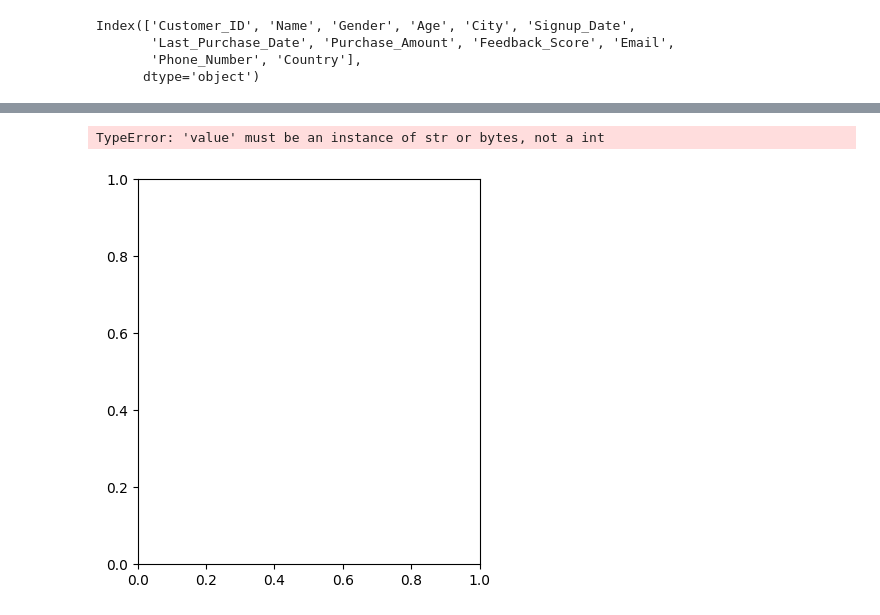
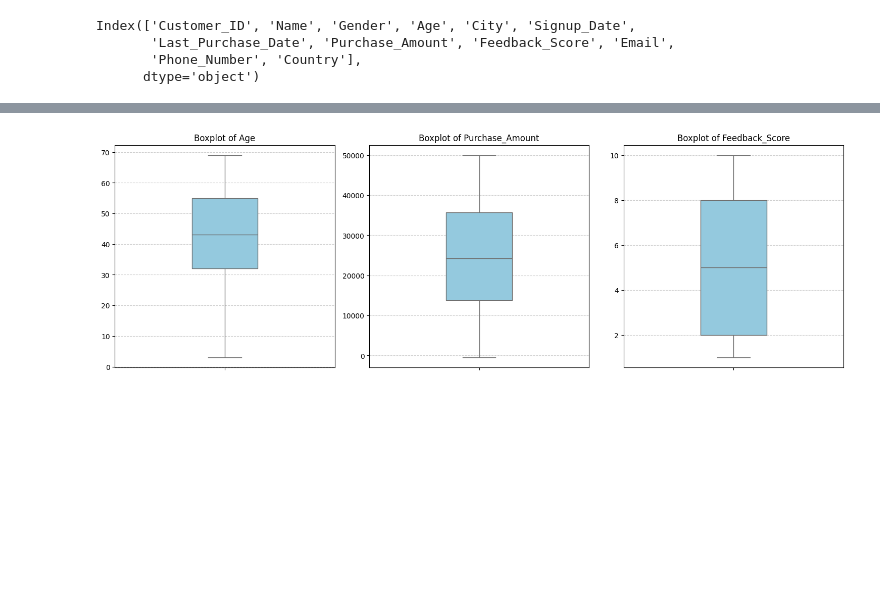
Before and after one commit to manas2501/Machine-Learning, a Jupyter notebook: Data Cleaning/data_cleaning.ipynb, the cells around one changed output, grey strips where cells are left out. Saved outputs shown, nothing was run; the diff lists cells and outputs as text; code cells hidden in the pictures; blank space fills up the shorter version.

Commit message:
Add data cleaning analysis

```diff
--- a/Data Cleaning/data_cleaning.ipynb
+++ b/Data Cleaning/data_cleaning.ipynb
@@ -435,21 +424,20 @@ dtype: object
 # %%
 import matplotlib.pyplot as plt
 import seaborn as sns
 
 cols = ['Age', 'Purchase_Amount', 'Feedback_Score']
 
 plt.figure(figsize=(15, 5))
 
 for i, col in enumerate(cols, 1):
     plt.subplot(1, 3, i)
-    sns.boxplot(y=df[col], color='skyblue', width=0.3)
+    sns.boxplot(y=df_clean[col], color='skyblue', width=0.3)
     plt.title(f'Boxplot of {col}', fontsize=12)
     plt.ylabel('')
     plt.grid(axis='y', linestyle='--', alpha=0.6)
 
 plt.tight_layout()
 plt.show()
 # %% [output]
-TypeError: 'value' must be an instance of str or bytes, not a int
-[figure, old version]
+[figure, new version]
 # %%
```
Also changed, not shown: parts of 9 cells of this notebook.
